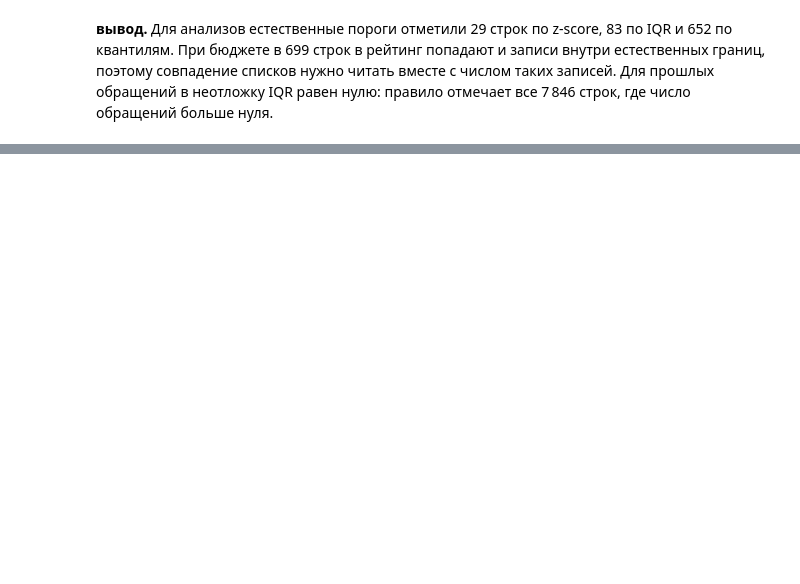
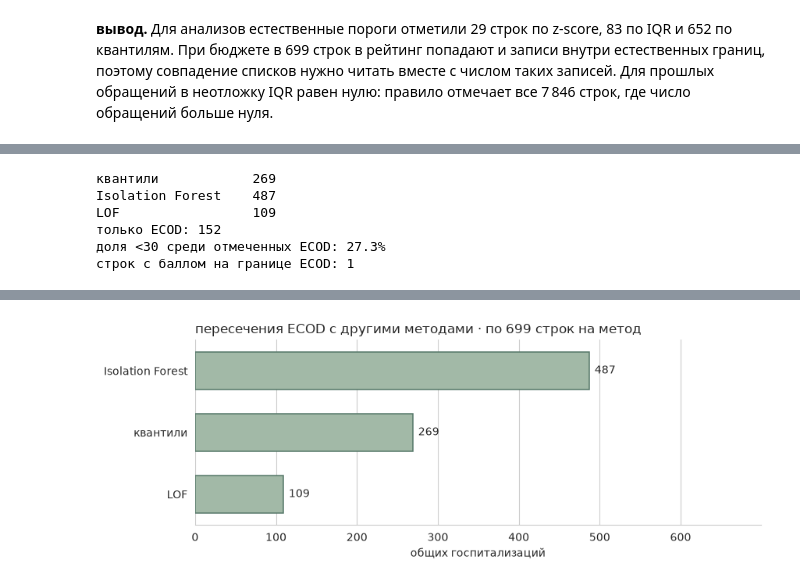
Before and after one commit to FlexonaFFt/cu-ml-diabetes-project, a Jupyter notebook: eda_notebooks/anomalies.ipynb, the cells around one changed output, grey strips where cells are left out. Drawn from its saved outputs; the diff is of its cells as text; code cells hidden in the pictures; blank space fills up the shorter version.

```diff
--- a/eda_notebooks/anomalies.ipynb
+++ b/eda_notebooks/anomalies.ipynb
@@ -411,0 +435,37 @@ IQR для «прошлые обращения в неотложку» раве
+# %%
+ecod = ECOD(contamination=0.01).fit(anomaly_features.to_numpy())
+ecod_score = pd.Series(ecod.decision_scores_, index=train.index)
+assert np.isfinite(ecod_score).all()
+ecod_rows = top_rows(ecod_score)
+detector_rows = {**selected_by, "ECOD": ecod_rows}
+assert all(len(rows) == n_flagged for rows in detector_rows.values())
+
+ecod_shared = pd.Series({
+    method: len(ecod_rows.intersection(rows)) for method, rows in selected_by.items()
+}, name="общих строк")
+ecod_only = ecod_rows.difference(train.index[flags.any(axis=1)], sort=False)
+print(ecod_shared.to_string())
+print(f"только ECOD: {len(ecod_only):,}")
+print(f"доля <30 среди отмеченных ECOD: {train.loc[ecod_rows, 'readmitted_30d'].mean():.1%}")
+print(f"строк с баллом на границе ECOD: {ecod_score.eq(ecod_score.loc[ecod_rows].min()).sum()}")
+display(train.loc[ecod_score.loc[ecod_only].nlargest(5).index,
+                  ["encounter_id", *anomaly_columns, "readmitted"]].reset_index(drop=True))
+
+
+with sns.axes_style("whitegrid", {"axes.grid.axis": "x"}):
+    fig, ax = plt.subplots(figsize=(8.5, 3.1), layout="constrained")
+    shared = ecod_shared.sort_values(ascending=False)
+    sns.barplot(x=shared, y=shared.index, color="#A2B9A7", saturation=1,
+                edgecolor="#557768", linewidth=1.1, width=0.6, ax=ax)
+    ax.bar_label(ax.containers[0], padding=5)
+    ax.set_title(f"пересечения ECOD с другими методами · по {n_flagged} строк на метод", loc="left")
+    ax.set(xlabel="общих госпитализаций", ylabel=None, xlim=(0, n_flagged))
+    sns.despine(ax=ax, left=True)
+plt.show()
+# %% [output]
+квантили            269
+Isolation Forest    487
+LOF                 109
+только ECOD: 152
+доля <30 среди отмеченных ECOD: 27.3%
+строк с баллом на границе ECOD: 1
@@ -411,0 +478 @@ IQR для «прошлые обращения в неотложку» раве
+[figure, added]
```
Also changed, not shown: parts of 8 cells of this notebook, 1 other file.
